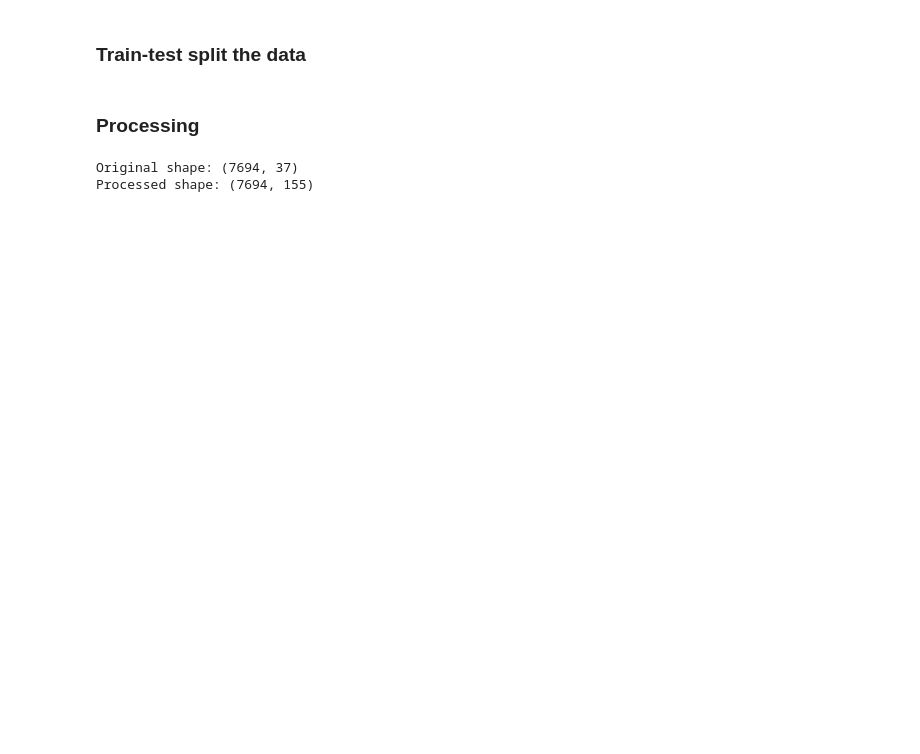
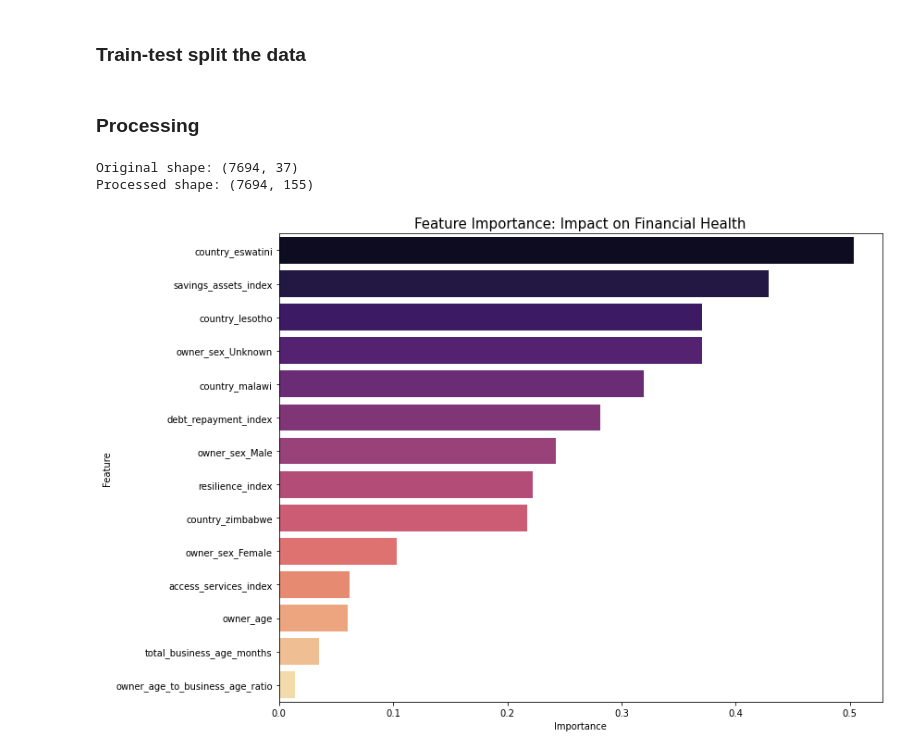
Before and after one commit to Victoria-ui227/financial_health_predictionChallenge, a Jupyter notebook: randomforest.ipynb, the cells around one changed output. Drawn from its saved outputs; the diff is of its cells as text; code cells hidden in the pictures; blank space fills up the shorter version.

Commit message:
randomforest

```diff
--- a/randomforest.ipynb
+++ b/randomforest.ipynb
@@ -284,3 +613,87 @@ print(f"Processed shape: {X_train_processed.shape}")
 # %% [output]
 Original shape: (7694, 37)
 Processed shape: (7694, 155)
+# %%
+# Fill based on country mode
+train_data['owner_sex'] = train_data.groupby('country')['owner_sex'].transform(
+    lambda x: x.fillna(x.mode()[0] if not x.mode().empty else "Unknown")
+)
+# %%
+import numpy as np
+import pandas as pd
+import matplotlib.pyplot as plt
+import seaborn as sns
+from sklearn.linear_model import LogisticRegression
+from sklearn.preprocessing import StandardScaler, OneHotEncoder
+from sklearn.compose import ColumnTransformer
+from sklearn.pipeline import Pipeline
+
+# 1. Define the features we want to use (Raw + Your New Indices)
+# We include the 4 indices, the new ratio, and key categorical variables
+numeric_features = [
+    'savings_assets_index', 'debt_repayment_index',
+    'resilience_index', 'access_services_index',
+    'total_business_age_months', 'owner_age_to_business_age_ratio',
+    'owner_age'
+]
+
+categorical_features = ['country', 'owner_sex']
+
+# Create a small sub-pipeline for categories
+categorical_transformer = Pipeline(steps=[
+    ('imputer', SimpleImputer(strategy='most_frequent')),
+    ('onehot', OneHotEncoder(handle_unknown='ignore'))
+])
+
+# 2. Build the final Preprocessing Pipeline
+preprocessor = ColumnTransformer(
+    transformers=[
+        ('num', StandardScaler(), numeric_features),
+        ('cat', categorical_transformer, categorical_features) # Use the sub-pipeline here
+    ])
+
+# 3. Define the Model
+# We use the winning baseline settings
+final_model_pipe = Pipeline(steps=[
+    ('preprocessor', preprocessor),
+    ('classifier', LogisticRegression(
+        multi_class='multinomial',
+        solver='saga',
+        max_iter=2000,
+        random_state=42
+    ))
+])
+
+# 4. Fit the model on the engineered train_data
+final_model_pipe.fit(train_data, train_data['Target'])
+
+# 5. Extract Feature Importance (Coefficients)
+# We get the feature names from the encoder for the plot labels
+cat_step = final_model_pipe.named_steps['preprocessor'].transformers_[1][1]
+cat_encoder = cat_step.named_steps['onehot']
+#encoded_cat_names = cat_encoder.get_feature_names_out(categorical_features).tolist()
+#all_feature_names = numeric_features + encoded_cat_names
+
+# Version-proof way to get names
+if hasattr(cat_encoder, 'get_feature_names_out'):
+    encoded_cat_names = cat_encoder.get_feature_names_out(categorical_features).tolist()
+else:
+    encoded_cat_names = cat_encoder.get_feature_names(categorical_features).tolist()
+
+all_feature_names = numeric_features + encoded_cat_names
+
+# 5. Extract Feature Importance (Mean Absolute Coefficients)
+coeffs = final_model_pipe.named_steps['classifier'].coef_
+importance = np.mean(np.abs(coeffs), axis=0)
+
+# Create the Plot
+feat_importance = pd.DataFrame({'Feature': all_feature_names, 'Importance': importance})
+feat_importance = feat_importance.sort_values(by='Importance', ascending=False)
+
+plt.figure(figsize=(12, 8))
+sns.barplot(x='Importance', y='Feature', data=feat_importance, palette='magma')
+plt.title('Feature Importance: Impact on Financial Health', fontsize=15)
+plt.tight_layout()
+plt.show()
+# %% [output]
+[figure, added]
```
Also changed, not shown: parts of 36 cells of this notebook, 4 other files.
